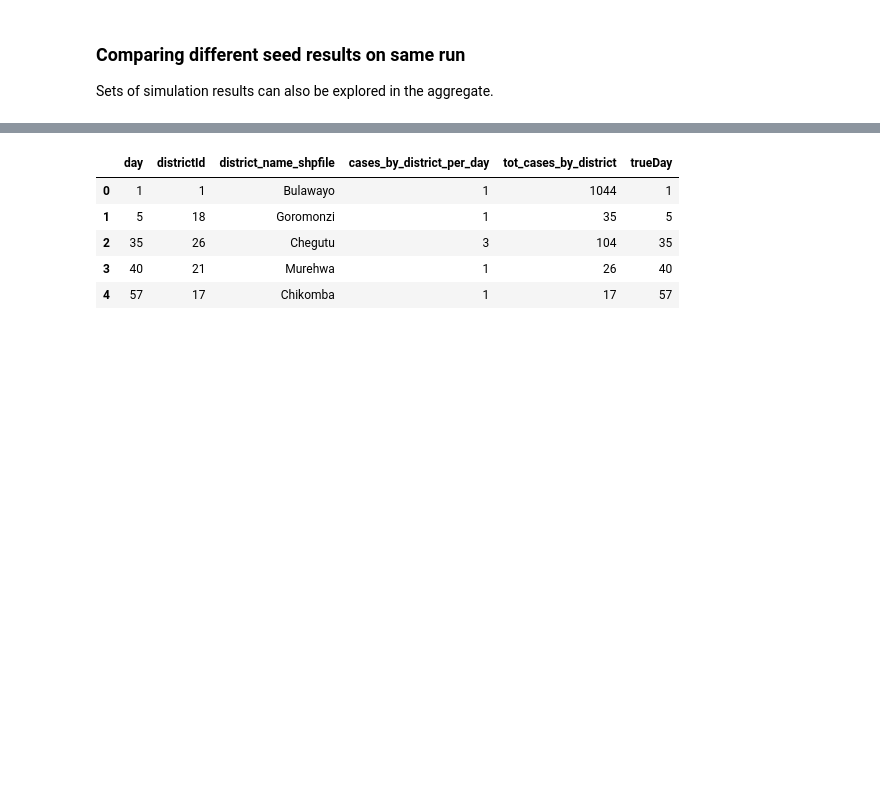
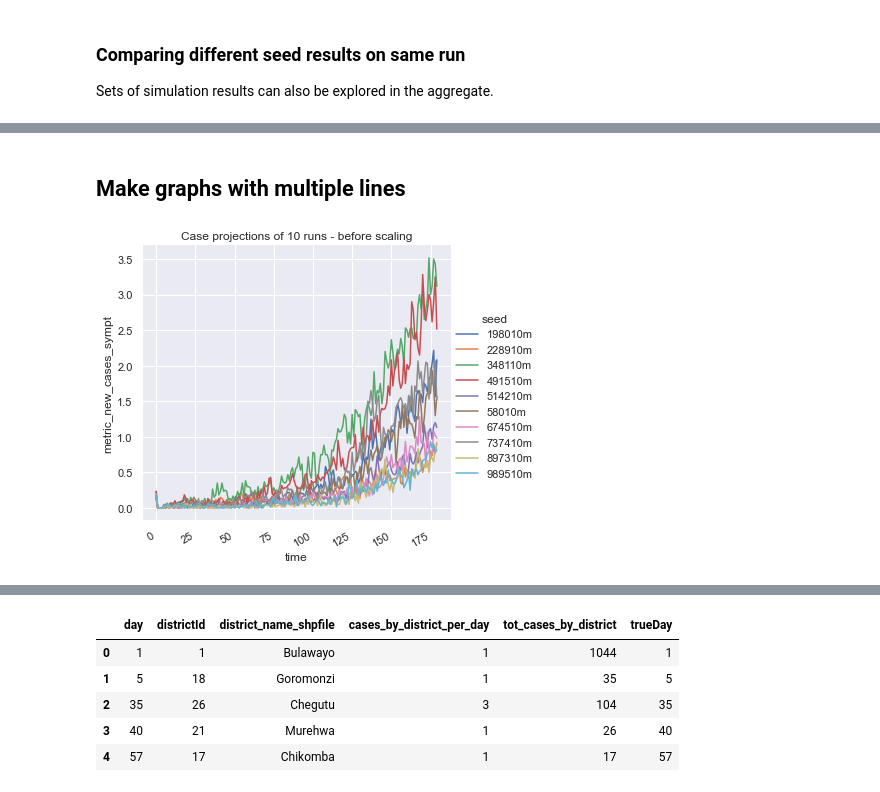
Before and after one commit to dime-worldbank/Disease-Modelling-SSA, a Jupyter notebook: notebooks/Sensitivity_analysis.ipynb, the cells around one changed output, grey strips where cells are left out. Drawn from its saved outputs; the diff is of its cells as text; code cells hidden in the pictures; blank space fills up the shorter version.

```diff
--- a/notebooks/Sensitivity_analysis.ipynb
+++ b/notebooks/Sensitivity_analysis.ipynb
@@ -41,0 +84,8 @@ exportMe['districtId'] = [int(str(x).split('_')[1]) for x in exportMe["myId"]] #
+# %% [markdown]
+## Make graphs with multiple lines
+# %%
+g = sns.relplot(x="time", y="metric_new_cases_sympt", kind="line", hue="seed", ci=None, data=ema_exports).set(title="Case projections of 10 runs - before scaling")
+g.fig.autofmt_xdate()
+g.savefig('../data/output/plots/sim_cases_10runs.png')
+# %% [output]
+[figure, added]
```
Also changed, not shown: parts of 15 cells of this notebook, 12 other files.
